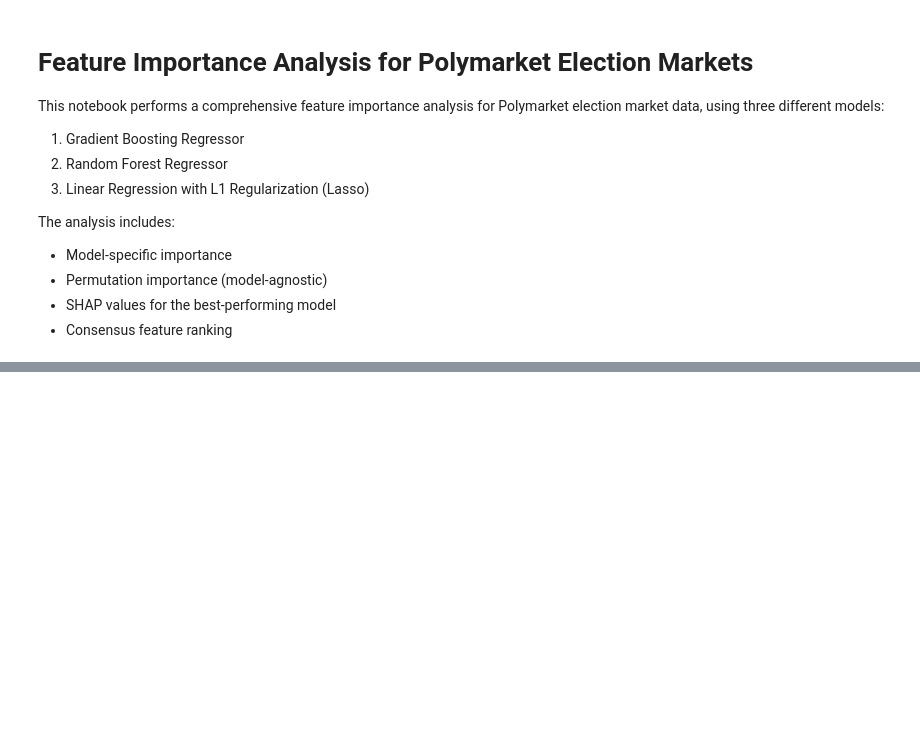
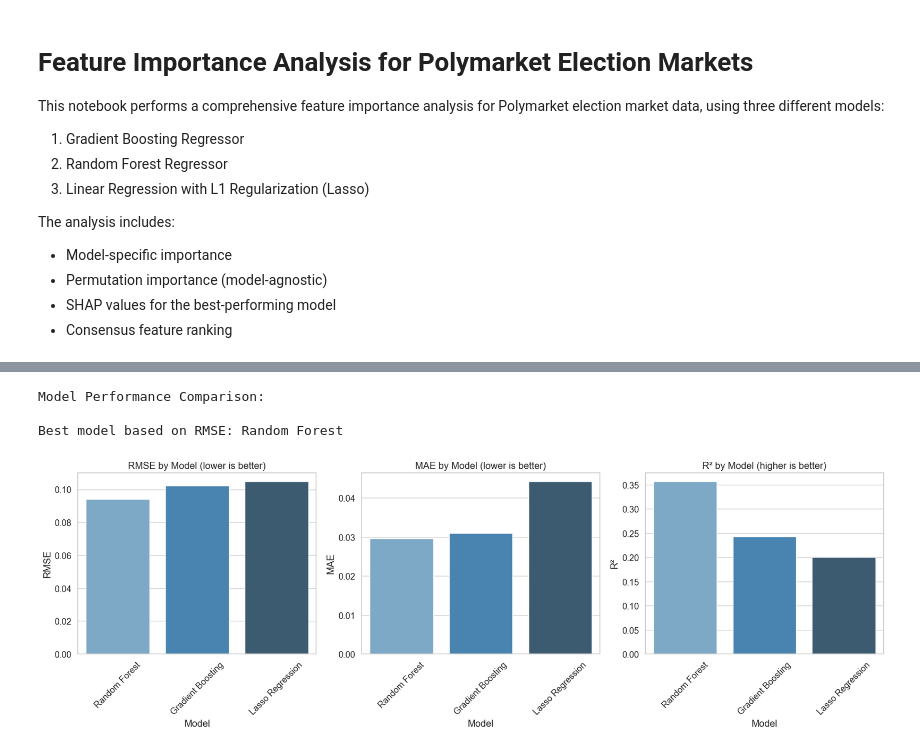
Before and after one commit to helenwu75/model_training, a Jupyter notebook: feature_importance_analysis.ipynb, the cells around one changed output, grey strips where cells are left out. Cells and saved outputs as stored; diff of their text form; code cells hidden in the pictures; blank space fills up the shorter version.

```diff
--- a/feature_importance_analysis.ipynb
+++ b/feature_importance_analysis.ipynb
@@ -44,0 +118,16 @@ print(f"Analysis started at: {timestamp}")
+# %%
+# Dictionary to store models and their parameters
+models_config = {
+    'Gradient Boosting': {
+        'model': GradientBoostingRegressor(n_estimators=100, learning_rate=0.1, max_depth=5, random_state=42),
+        'params': {'n_estimators': 100, 'learning_rate': 0.1, 'max_depth': 5}
+    },
+    'Random Forest': {
+        'model': RandomForestRegressor(n_estimators=100, max_depth=10, n_jobs=-1, random_state=42),
+        'params': {'n_estimators': 100, 'max_depth': 10}
+    },
+    'Lasso Regression': {
+        'model': Lasso(alpha=0.01, max_iter=10000, random_state=42),
+        'params': {'alpha': 0.01, 'max_iter': 10000}
+    }
+}
@@ -44,0 +179,59 @@ print(f"Analysis started at: {timestamp}")
+# %%
+# Compare model performance
+comparison_data = [
+    {
+        'Model': name,
+        'RMSE': result['rmse'],
+        'MAE': result['mae'],
+        'R²': result['r2']
+    }
+    for name, result in results.items()
+]
+
+comparison_df = pd.DataFrame(comparison_data)
+comparison_df = comparison_df.sort_values('RMSE', ascending=True)
+
+print("Model Performance Comparison:")
+comparison_df
+
+# Save to CSV
+comparison_path = os.path.join(OUTPUT_DIR, 'model_performance_comparison.csv')
+comparison_df.to_csv(comparison_path, index=False)
+
+# Determine best model based on RMSE
+best_model_name = comparison_df.iloc[0]['Model']
+print(f"\nBest model based on RMSE: {best_model_name}")
+# %% [output]
+Model Performance Comparison:
+
+Best model based on RMSE: Random Forest
+# %%
+# Visualize model performance comparison
+fig, axes = plt.subplots(1, 3, figsize=(18, 6))
+
+# RMSE comparison
+comparison_df_sorted = comparison_df.sort_values('RMSE')
+sns.barplot(x='Model', y='RMSE', data=comparison_df_sorted, ax=axes[0], palette='Blues_d')
+axes[0].set_title('RMSE by Model (lower is better)')
+axes[0].set_ylabel('RMSE')
+axes[0].tick_params(axis='x', rotation=45)
+
+# MAE comparison
+comparison_df_sorted = comparison_df.sort_values('MAE')
+sns.barplot(x='Model', y='MAE', data=comparison_df_sorted, ax=axes[1], palette='Blues_d')
+axes[1].set_title('MAE by Model (lower is better)')
+axes[1].set_ylabel('MAE')
+axes[1].tick_params(axis='x', rotation=45)
+
+# R² comparison
+comparison_df_sorted = comparison_df.sort_values('R²', ascending=False)
+sns.barplot(x='Model', y='R²', data=comparison_df_sorted, ax=axes[2], palette='Blues_d')
+axes[2].set_title('R² by Model (higher is better)')
+axes[2].set_ylabel('R²')
+axes[2].tick_params(axis='x', rotation=45)
+
+plt.tight_layout()
+plt.savefig(os.path.join(OUTPUT_DIR, 'model_performance_comparison.png'), dpi=300)
+plt.show()
+# %% [output]
+[figure, added]
```
Also changed, not shown: parts of 25 cells of this notebook.
